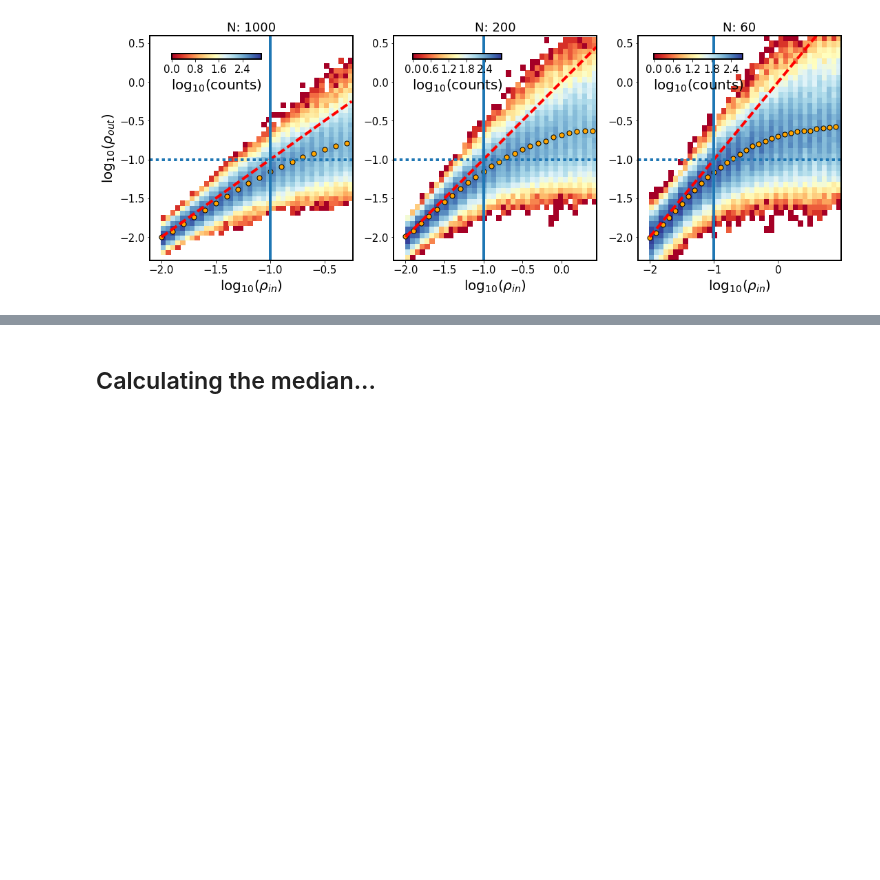
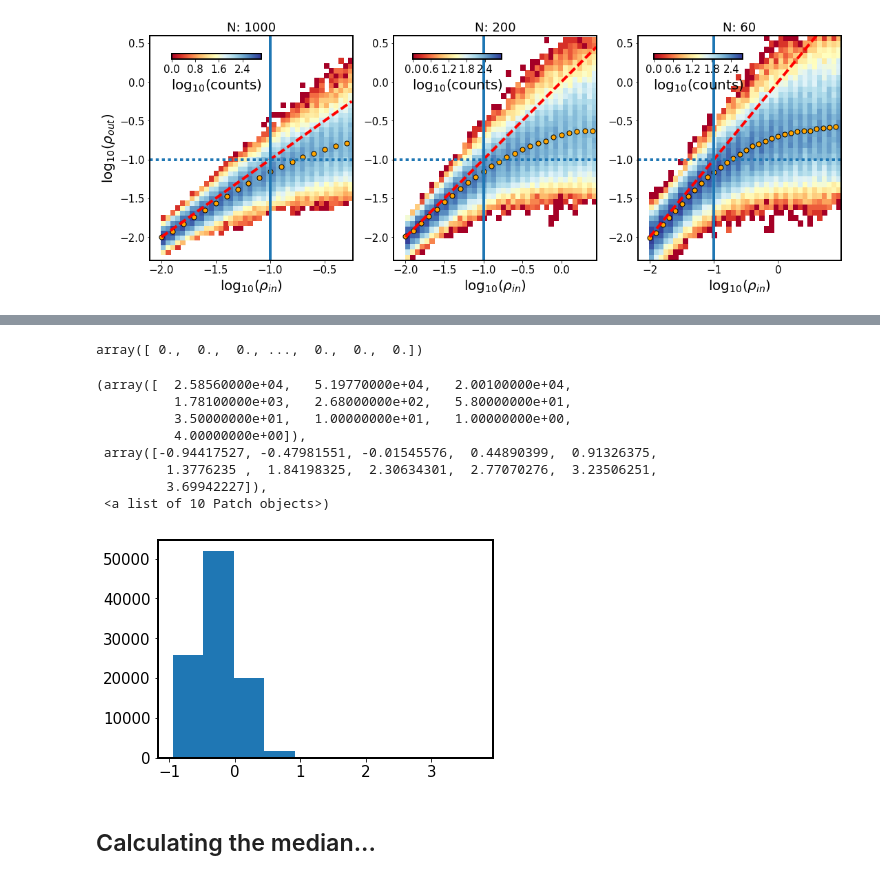
Before and after one commit to suberlak/DRW_Celerite, a Jupyter notebook: code/Celerite_Kozlowski_2017_plot.ipynb, the cells around one changed output, grey strips where cells are left out. Saved outputs shown, nothing was run; the diff lists cells and outputs as text; code cells hidden in the pictures; blank space fills up the shorter version.

```diff
--- a/code/Celerite_Kozlowski_2017_plot.ipynb
+++ b/code/Celerite_Kozlowski_2017_plot.ipynb
@@ -392,3 +644,19 @@ params
+# %%
+sigma_in
+# %% [output]
+array([ 0.,  0.,  0., ...,  0.,  0.,  0.])
+# %%
+plt.hist((rho_out-rho_in)/rho_in)
+# %% [output]
+(array([  2.58560000e+04,   5.19770000e+04,   2.00100000e+04,
+          1.78100000e+03,   2.68000000e+02,   5.80000000e+01,
+          3.50000000e+01,   1.00000000e+01,   1.00000000e+00,
+          4.00000000e+00]),
+ array([-0.94417527, -0.47981551, -0.01545576,  0.44890399,  0.91326375,
+         1.3776235 ,  1.84198325,  2.30634301,  2.77070276,  3.23506251,
+         3.69942227]),
+ <a list of 10 Patch objects>)
+[figure, added]
 # %% [markdown]
 ## Calculating the median...
 # %%
```
Also changed, not shown: parts of 9 cells of this notebook, 1 other file.
